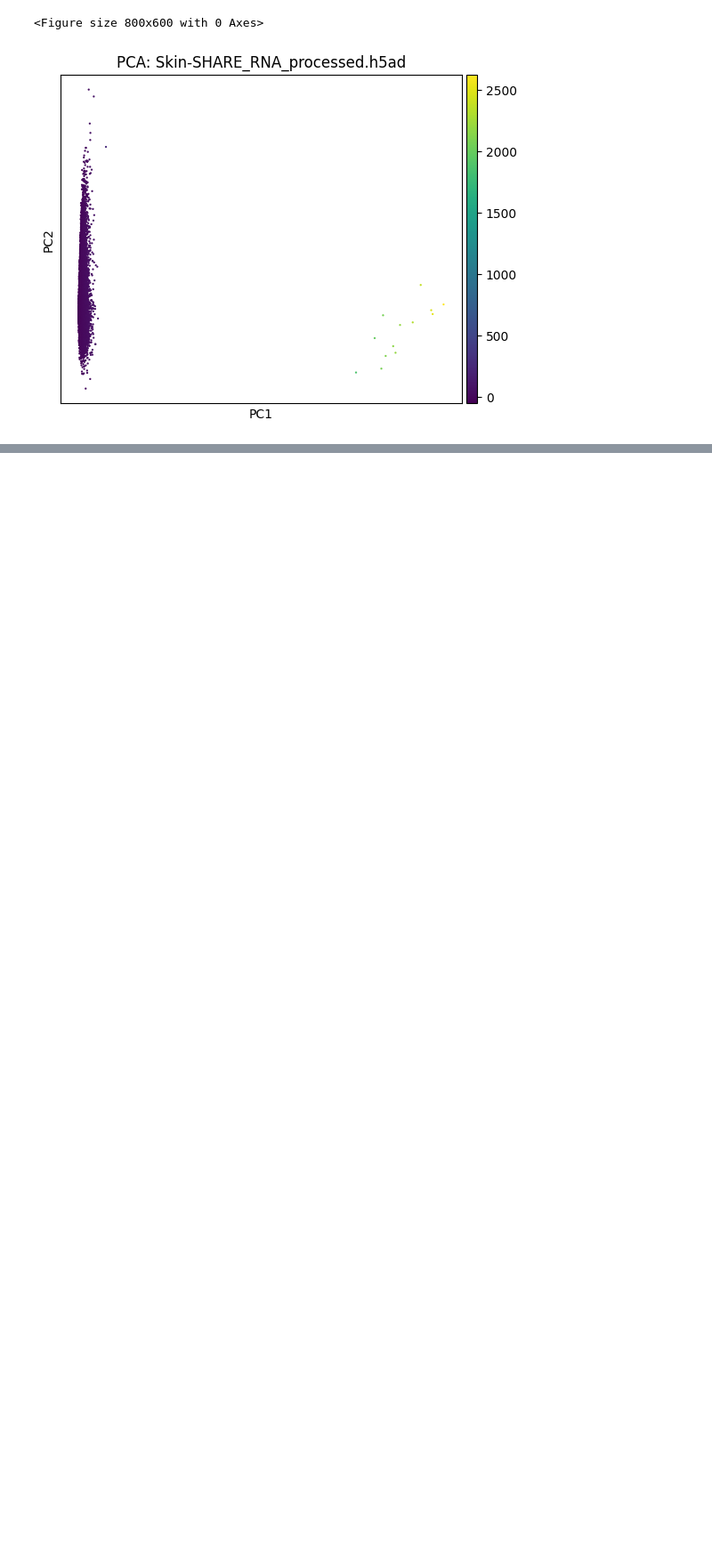
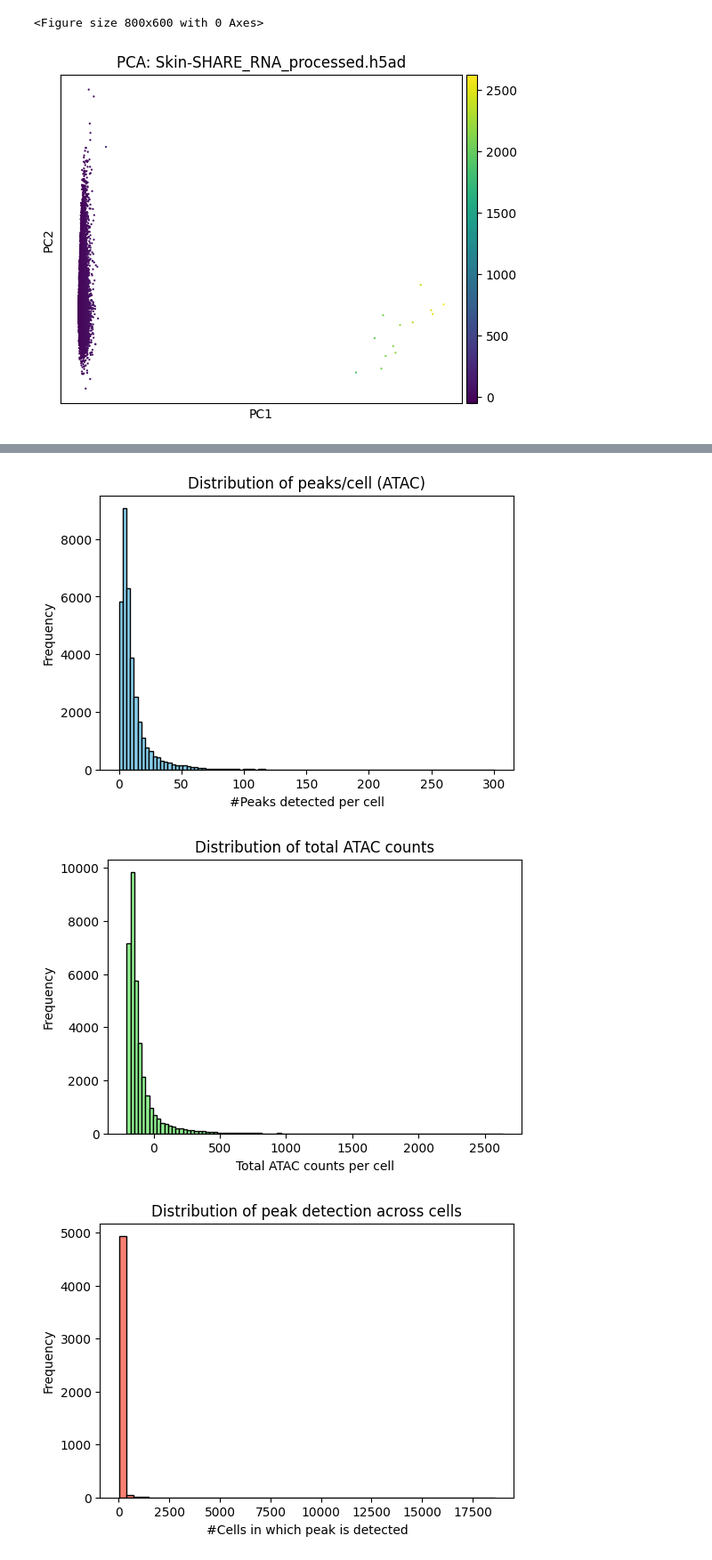
Before and after one commit to ZW471/MultiOmicsIntegration, a Jupyter notebook: datasets/data_preprocessing_and_reduction.ipynb, the cells around one changed output, grey strips where cells are left out. Shown at 89% size. Cells and saved outputs as stored; diff of their text form; code cells hidden in the pictures; blank space fills up the shorter version.

```diff
--- a/datasets/data_preprocessing_and_reduction.ipynb
+++ b/datasets/data_preprocessing_and_reduction.ipynb
@@ -211,0 +359,66 @@ for rna_file in rna_files:
+# %%
+# =============== ATAC Data Exploration ===============
+atac_file = "data/processed/Skin-SHARE_Peaks.h5ad"
+adata_atac = sc.read_h5ad(atac_file)
+
+from scipy.sparse import issparse
+
+# 1) Number of peaks detected per cell
+if issparse(adata_atac.X):
+    adata_atac.obs["n_peaks"] = (adata_atac.X > 0).sum(axis=1).A1
+else:
+    adata_atac.obs["n_peaks"] = (adata_atac.X > 0).sum(axis=1)
+
+# 2) Total ATAC counts per cell
+if issparse(adata_atac.X):
+    adata_atac.obs["total_ATAC_counts"] = adata_atac.X.sum(axis=1).A1
+else:
+    adata_atac.obs["total_ATAC_counts"] = adata_atac.X.sum(axis=1)
+
+# --- Plot # of peaks per cell ---
+plt.figure(figsize=(6,4))
+plt.hist(adata_atac.obs["n_peaks"], bins=100, color="skyblue", edgecolor="black")
+plt.xlabel("#Peaks detected per cell")
+plt.ylabel("Frequency")
+plt.title("Distribution of peaks/cell (ATAC)")
+plt.show()
+
+# --- Plot total ATAC counts per cell ---
+plt.figure(figsize=(6,4))
+plt.hist(adata_atac.obs["total_ATAC_counts"], bins=100, color="lightgreen", edgecolor="black")
+plt.xlabel("Total ATAC counts per cell")
+plt.ylabel("Frequency")
+plt.title("Distribution of total ATAC counts")
+plt.show()
+
+# 3) Number of cells in which each peak is detected
+if issparse(adata_atac.X):
+    n_cells_per_peak = (adata_atac.X > 0).sum(axis=0).A1
+else:
+    n_cells_per_peak = (adata_atac.X > 0).sum(axis=0)
+
+plt.figure(figsize=(6,4))
+plt.hist(n_cells_per_peak, bins=50, color="salmon", edgecolor="black")
+plt.xlabel("#Cells in which peak is detected")
+plt.ylabel("Frequency")
+plt.title("Distribution of peak detection across cells")
+plt.show()
+
+# 4) Test different thresholds for min_peaks
+thresholds = [100, 200, 500, 1000, 2000]
+remaining_cells = []
+for t in thresholds:
+    tmp = adata_atac.copy()
+    sc.pp.filter_cells(tmp, min_genes=t)  # 'min_genes' also works for peaks
+    remaining_cells.append(tmp.n_obs)
+
+plt.figure(figsize=(6,4))
+plt.plot(thresholds, remaining_cells, marker='o')
+plt.xlabel("min_peaks threshold")
+plt.ylabel("Number of cells retained")
+plt.title("Impact of different min_peaks thresholds (ATAC)")
+plt.show()
+# %% [output]
+[figure, added]
+[figure, added]
+[figure, added]
```
Also changed, not shown: parts of 13 cells of this notebook.
